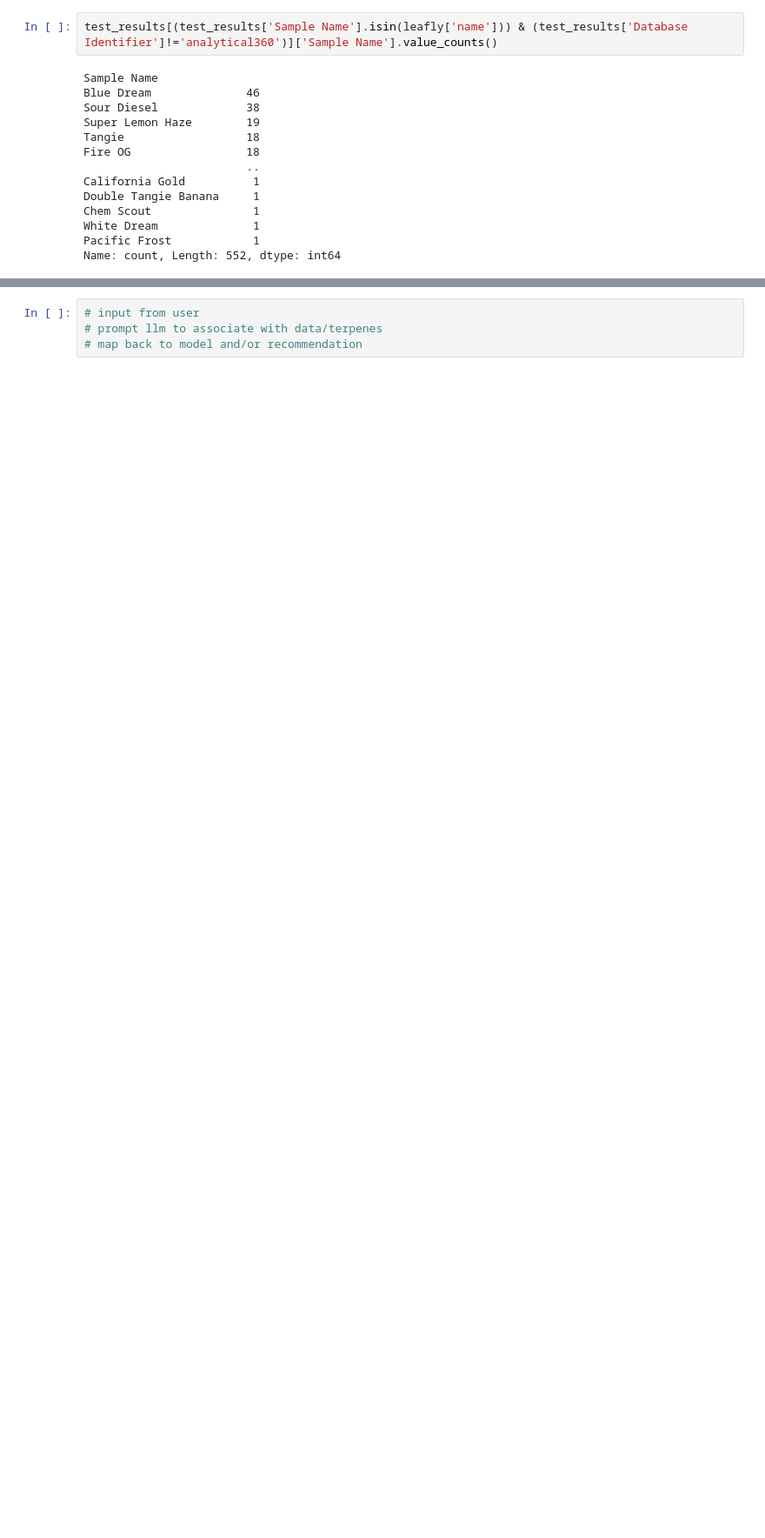
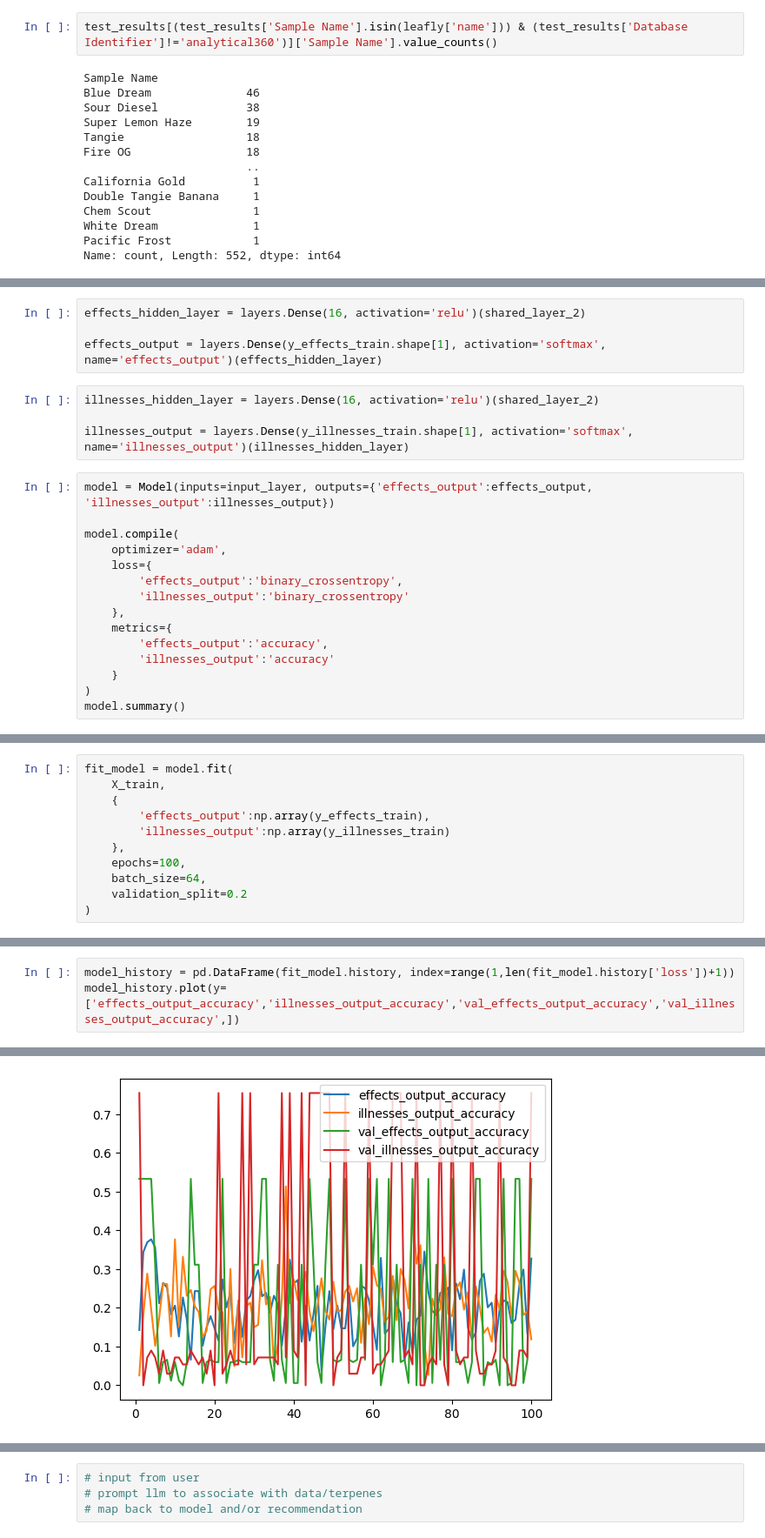
Before and after one commit to JustifiedTB/group-project-3, a Jupyter notebook: kunesh.ipynb, the cells around one changed output, grey strips where cells are left out. Shown at 87% size. Drawn from its saved outputs; the diff is of its cells as text; blank space fills up the shorter version.

Commit message:
Cleaned and joined data, built initial neural networks, and saved models.

```diff
--- a/kunesh.ipynb
+++ b/kunesh.ipynb
@@ -168,0 +552,23 @@ Name: count, Length: 552, dtype: int64
+# %%
+effects_hidden_layer = layers.Dense(16, activation='relu')(shared_layer_2)
+
+effects_output = layers.Dense(y_effects_train.shape[1], activation='softmax', name='effects_output')(effects_hidden_layer)
+# %%
+illnesses_hidden_layer = layers.Dense(16, activation='relu')(shared_layer_2)
+
+illnesses_output = layers.Dense(y_illnesses_train.shape[1], activation='softmax', name='illnesses_output')(illnesses_hidden_layer)
+# %%
+model = Model(inputs=input_layer, outputs={'effects_output':effects_output, 'illnesses_output':illnesses_output})
+
+model.compile(
+    optimizer='adam',
+    loss={
+        'effects_output':'binary_crossentropy',
+        'illnesses_output':'binary_crossentropy'
+    },
+    metrics={
+        'effects_output':'accuracy',
+        'illnesses_output':'accuracy'
+    }
+)
+model.summary()
@@ -168,0 +600,11 @@ Name: count, Length: 552, dtype: int64
+# %%
+fit_model = model.fit(
+    X_train,
+    {
+        'effects_output':np.array(y_effects_train),
+        'illnesses_output':np.array(y_illnesses_train)
+    },
+    epochs=100,
+    batch_size=64,
+    validation_split=0.2
+)
@@ -168,0 +639,4 @@ Name: count, Length: 552, dtype: int64
+# %%
+model_history = pd.DataFrame(fit_model.history, index=range(1,len(fit_model.history['loss'])+1))
+model_history.plot(y=['effects_output_accuracy','illnesses_output_accuracy','val_effects_output_accuracy','val_illnesses_output_accuracy',])
+# %% [output]
@@ -168,0 +644 @@ Name: count, Length: 552, dtype: int64
+[figure, added]
```
Also changed, not shown: parts of 47 cells of this notebook, 3 other files.
